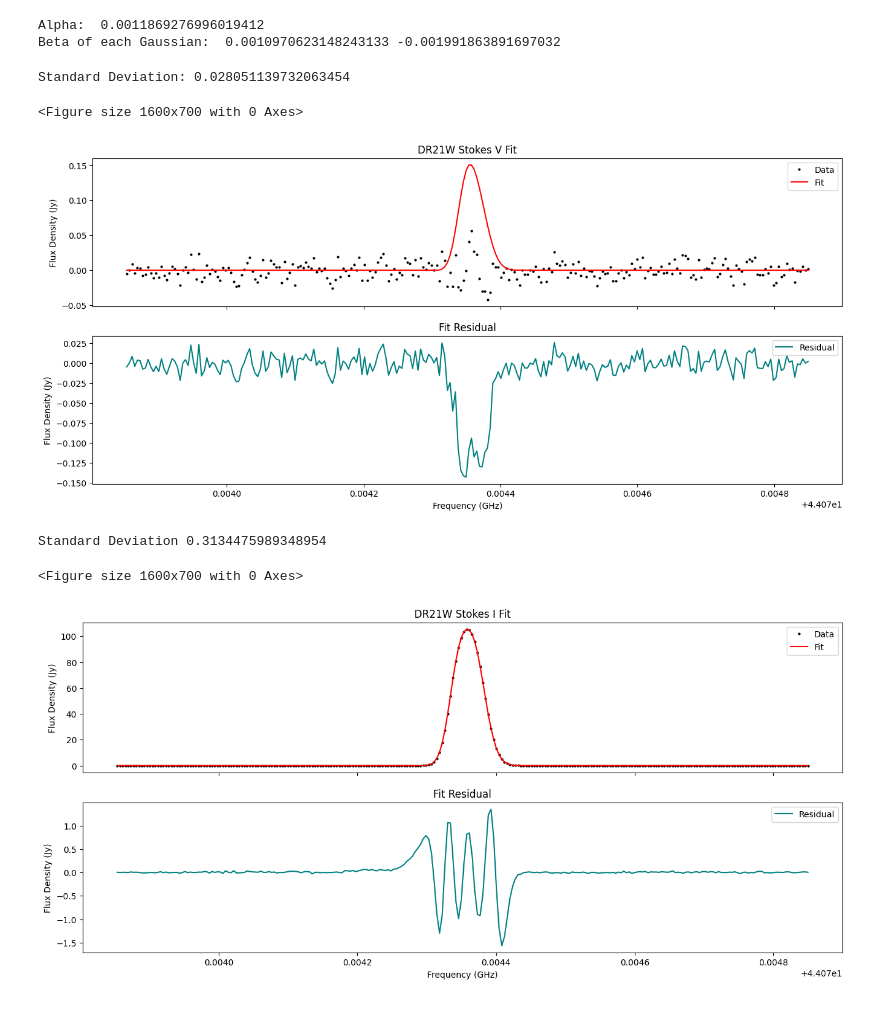
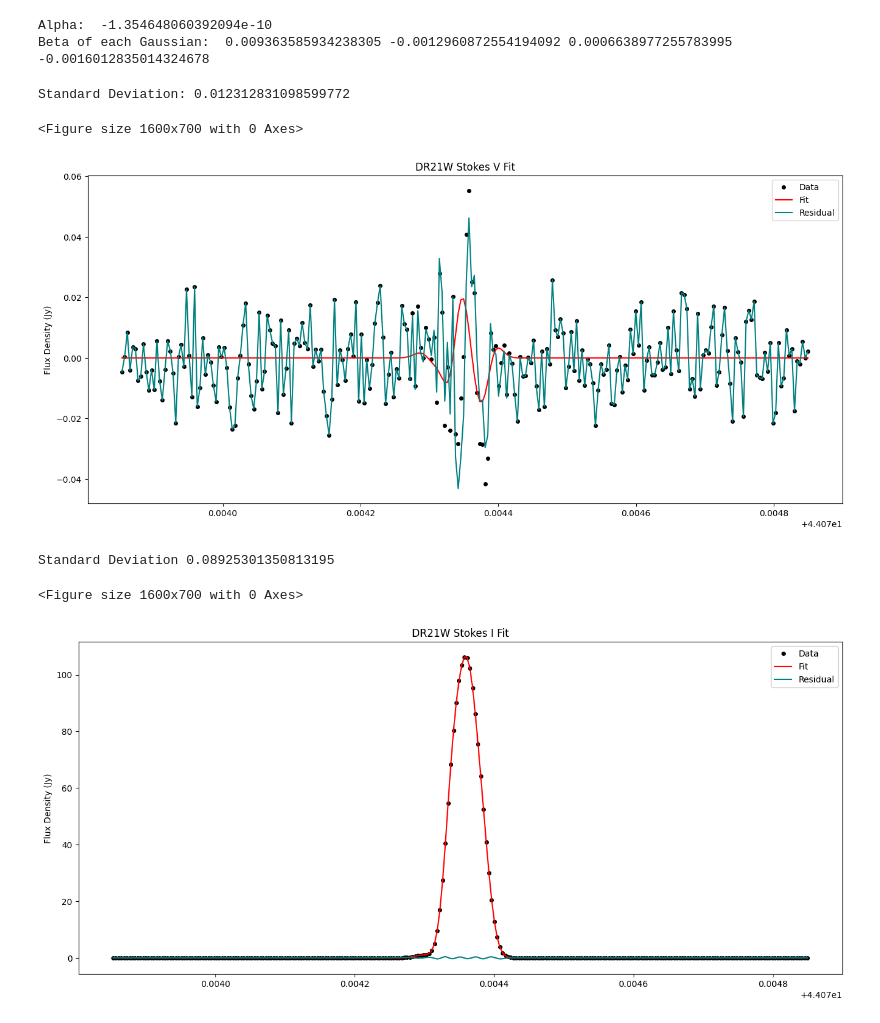
Before and after one commit to preshanth/Zeeman_modelling, a Jupyter notebook: StokesVFitting.ipynb, the cells around one changed output. Saved outputs shown, nothing was run; the diff lists cells and outputs as text; code cells hidden in the pictures.

```diff
--- a/StokesVFitting.ipynb
+++ b/StokesVFitting.ipynb
@@ -78,7 +100,10 @@ nll = lambda *args: -log_likelihood(*args)
 initial = guess
 soln = minimize(nll, initial, args=(np.arange(0, len(spec), 1.), spec, err))
 ML_fit = nGauss(soln.x, np.arange(0, len(spec), 1.))
+ML_param = soln.x
 
 #Least Square
 popt, pcov = curve_fit(nGauss_scipy, np.arange(0, len(spec), 1.), spec, p0=guess, maxfev=1000000)
 LS_fit = nGauss_scipy(np.arange(0, len(spec), 1.), *popt)
+LS_param = popt
+LS_param
@@ -89,7 +118,7 @@ nwalkers = 50  # number of MCMC walkers
 nburn = 1000  # "burn-in" period to let chains stabilize
 nsteps = 2000  # number of MCMC steps to take
 
-starting_guesses = np.tile(guess, (nwalkers, 1)) + 1e-2 * np.random.randn(nwalkers, ndim)
+starting_guesses = np.tile(guess, (nwalkers, 1)) + 1e-3 * np.random.randn(nwalkers, ndim)
 # starting_guesses = np.random.randn(nwalkers, ndim)
 
 sampler = emcee.EnsembleSampler(nwalkers, ndim, log_posterior, args=[np.arange(0, len(spec), 1.), spec, err])
@@ -135,64 +168,65 @@ def StokesVCorr(I, beta):
 # %%
 # Pefroming the fit first gettin the alpha term and then the beta terms of each Gaussian
 from StokesIFit import StokesIFit as StokesIFit
-I_Fitter = StokesIFit(spec, 0.5)
-I_fit = I_Fitter.fit()[2]
+# I_Fitter = StokesIFit(spec, 0.5)
+# I_fit = I_Fitter.fit()[2]
+I_fit = nGauss(LS_param, np.arange(0, len(spec), 1.))
 tofit = V
-popt, pcov = curve_fit(StokesV, I_fit, tofit, p0=[0.1, 0.5])
+popt, pcov = curve_fit(StokesV, I_fit, tofit, p0=[0.1, 0.1], maxfev=1000000)
 tofit -= popt[0] * I_fit
 bestfit = popt[0] * I_fit
 print("Alpha: ", popt[0])
 B = []
-for i in range(0, len(I_Fitter.popt), 3):
-    gauss = nGauss_scipy(np.arange(0, len(tofit), 1.), *I_Fitter.popt[i:i+3])
+for i in range(0, len(LS_param), 3):
+    gauss = nGauss_scipy(np.arange(0, len(tofit), 1.), *LS_param[i:i+3])
     popt, pcov = curve_fit(StokesVCorr, gauss, tofit, p0=[0.5])
     B.append(popt[0])
 
-for i in range(0, len(I_Fitter.popt), 3):
-    gauss = nGauss_scipy(np.arange(0, len(tofit), 1.), *I_Fitter.popt[i:i+3])
+for i in range(0, len(LS_param), 3):
+    gauss = nGauss_scipy(np.arange(0, len(tofit), 1.), *LS_param[i:i+3])
     bestfit += StokesVCorr(gauss, B[i//3])
 
 print("Beta of each Gaussian: ", *B)
 # %% [output]
-Alpha:  0.0011869276996019412
-Beta of each Gaussian:  0.0010970623148243133 -0.001991863891697032
+Alpha:  -1.354648060392094e-10
+Beta of each Gaussian:  0.009363585934238305 -0.0012960872554194092 0.0006638977255783995 -0.0016012835014324678
 # %%
 # Plotting
 # fit = StokesV(I_fit, *popt)
 fit = bestfit
 print("Standard Deviation:", np.std(V-fit))
 x = np.linspace(start = I_h['CRVAL3'], stop = I_h['CRVAL3'] + (I_h['NAXIS3'] - I_h['CRPIX3']) * I_h['CDELT3'], num = I_h['NAXIS3']) / 1e9
 plt.figure(figsize = (16, 7))
-fig, (ax1, ax2) = plt.subplots(2, 1, figsize= (16, 7), sharex = True, sharey = False )
-ax1.plot(x, V, 'o', color = 'k', markersize = 2, label = "Data")
+fig, (ax1) = plt.subplots(1, 1, figsize= (16, 7), sharex = True, sharey = False )
+ax1.plot(x, V, 'o', color = 'k', markersize = 4, label = "Data")
 ax1.plot(x, fit, color = 'red', label = "Fit")
 ax1.set(title=name + " Stokes V Fit", ylabel = "Flux Density (Jy)")
-ax2.plot(x, (V - fit), label = "Residual", color = 'teal')
+ax1.plot(x, (V - fit), label = "Residual", color = 'teal')
 # ax2.plot(x, fit, color = 'red', label = "Fit")
 # ax2.plot(x, V, 'o', color = 'k', markersize = 2, label = "Data")
-ax2.set(title="Fit Residual", xlabel="Frequency (GHz)", ylabel = "Flux Density (Jy)")
+# ax1.set(title="Fit Residual", xlabel="Frequency (GHz)", ylabel = "Flux Density (Jy)")
 ax1.legend()
-ax2.legend()
+# ax2.legend()
 plt.show()
 
 fit = LS_fit
 y = spec
 print("Standard Deviation", np.std(y-fit))
 plt.figure(figsize = (16, 7))
-fig, (ax1, ax2) = plt.subplots(2, 1, figsize= (16, 7), sharex = True, sharey = False )
-ax1.plot(x, fit, 'o', color = 'k', markersize = 2, label = "Data")
+fig, (ax1) = plt.subplots(1, 1, figsize= (16, 7), sharex = True, sharey = False )
+ax1.plot(x, fit, 'o', color = 'k', markersize = 4, label = "Data")
 ax1.plot(x, fit, color = 'red', label = "Fit")
 ax1.set(title=name + " Stokes I Fit", ylabel = "Flux Density (Jy)")
-ax2.plot(x, (y-fit), label = "Residual", color = 'teal')
+ax1.plot(x, (y-fit), label = "Residual", color = 'teal')
 # ax2.plot(x, fit, label = "Fit", color = 'red')
-ax2.set(title="Fit Residual", xlabel="Frequency (GHz)", ylabel = "Flux Density (Jy)")
+# ax1.set(title="Fit Residual", xlabel="Frequency (GHz)", ylabel = "Flux Density (Jy)")
 ax1.legend()
-ax2.legend()
+# ax2.legend()
 plt.show()
 # %% [output]
-Standard Deviation: 0.028051139732063454
+Standard Deviation: 0.012312831098599772
 <Figure size 1600x700 with 0 Axes>
-[figure, old version]
+[figure, new version]
-Standard Deviation 0.3134475989348954
+Standard Deviation 0.08925301350813195
 <Figure size 1600x700 with 0 Axes>
-[figure, old version]
+[figure, new version]
```
Also changed, not shown: parts of 4 cells of this notebook.
